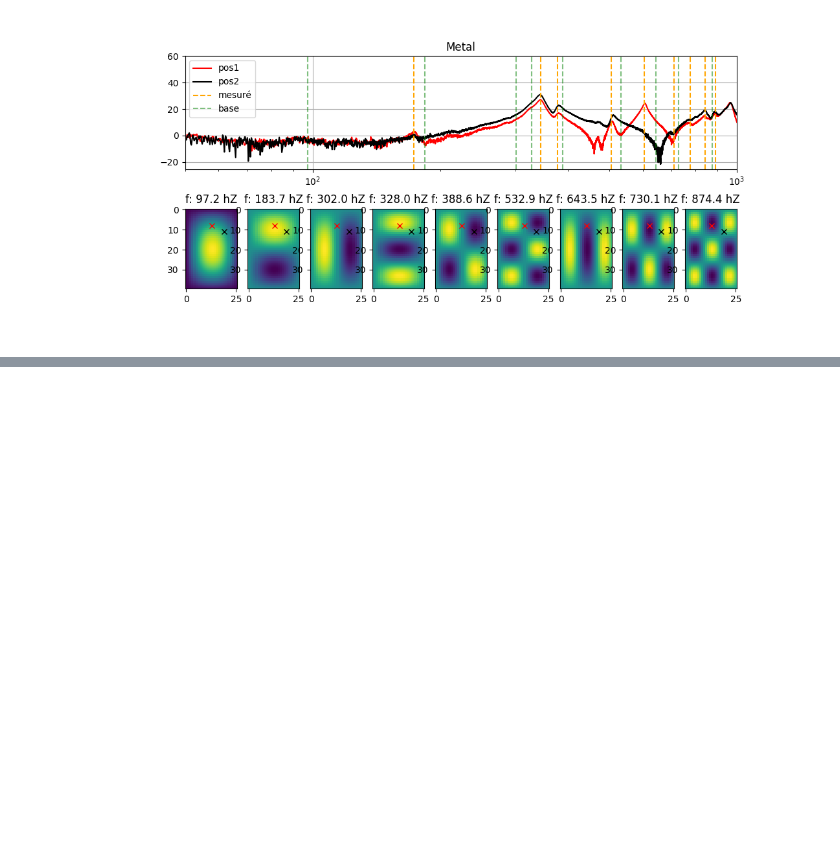
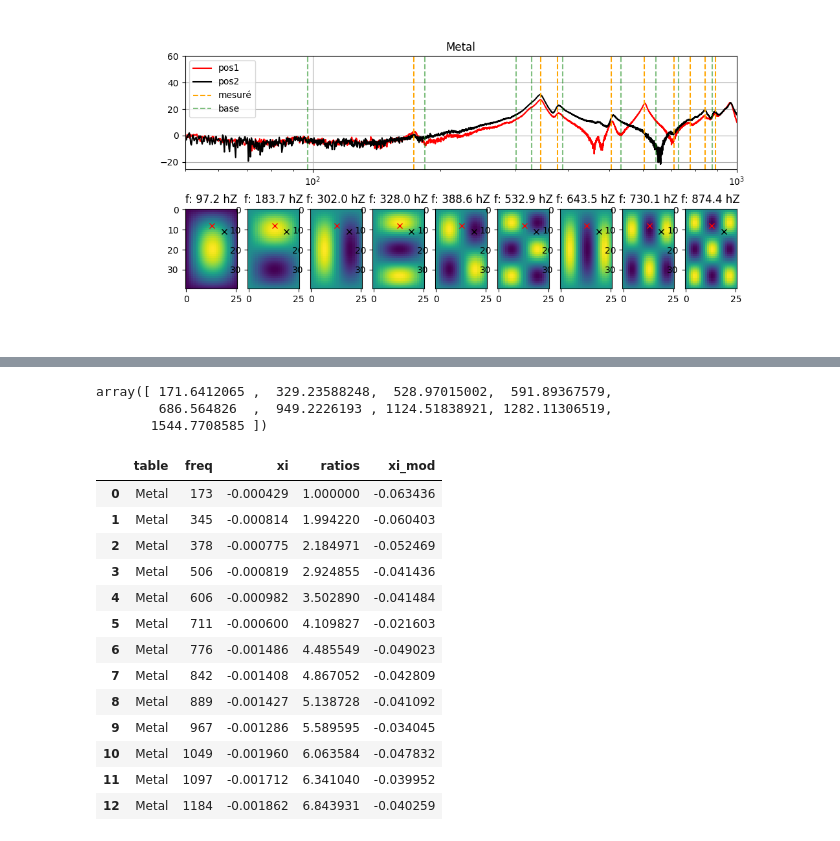
Before and after one commit to peladeaucome/ATIAM-PAM-AnalyseInstruments, a Jupyter notebook: Guitar_model/experiences/nouvelle_Correction_plaque copy.ipynb, the cells around one changed output, grey strips where cells are left out. Saved outputs shown, nothing was run; the diff lists cells and outputs as text; code cells hidden in the pictures; blank space fills up the shorter version.

Commit message:
new_metal_incommmiinnnngggg

```diff
--- a/Guitar_model/experiences/nouvelle_Correction_plaque copy.ipynb
+++ b/Guitar_model/experiences/nouvelle_Correction_plaque copy.ipynb
@@ -256,0 +251,24 @@ plt.show()
+# %%
+f_op
+# %% [output]
+array([ 171.6412065 ,  329.23588248,  528.97015002,  591.89367579,
+        686.564826  ,  949.2226193 , 1124.51838921, 1282.11306519,
+       1544.7708585 ])
+# %%
+import pandas as pd
+pd.DataFrame(modal_analysis_metal)
+# %% [output]
+|  | table | freq | xi | ratios | xi_mod |
+| 0 | Metal | 173 | -0.000429 | 1.000000 | -0.063436 |
+| 1 | Metal | 345 | -0.000814 | 1.994220 | -0.060403 |
+| 2 | Metal | 378 | -0.000775 | 2.184971 | -0.052469 |
+| 3 | Metal | 506 | -0.000819 | 2.924855 | -0.041436 |
+| 4 | Metal | 606 | -0.000982 | 3.502890 | -0.041484 |
+| 5 | Metal | 711 | -0.000600 | 4.109827 | -0.021603 |
+| 6 | Metal | 776 | -0.001486 | 4.485549 | -0.049023 |
+| 7 | Metal | 842 | -0.001408 | 4.867052 | -0.042809 |
+| 8 | Metal | 889 | -0.001427 | 5.138728 | -0.041092 |
+| 9 | Metal | 967 | -0.001286 | 5.589595 | -0.034045 |
+| 10 | Metal | 1049 | -0.001960 | 6.063584 | -0.047832 |
+| 11 | Metal | 1097 | -0.001712 | 6.341040 | -0.039952 |
+| 12 | Metal | 1184 | -0.001862 | 6.843931 | -0.040259 |
```
Also changed, not shown: parts of 9 cells of this notebook, 1 other file.
